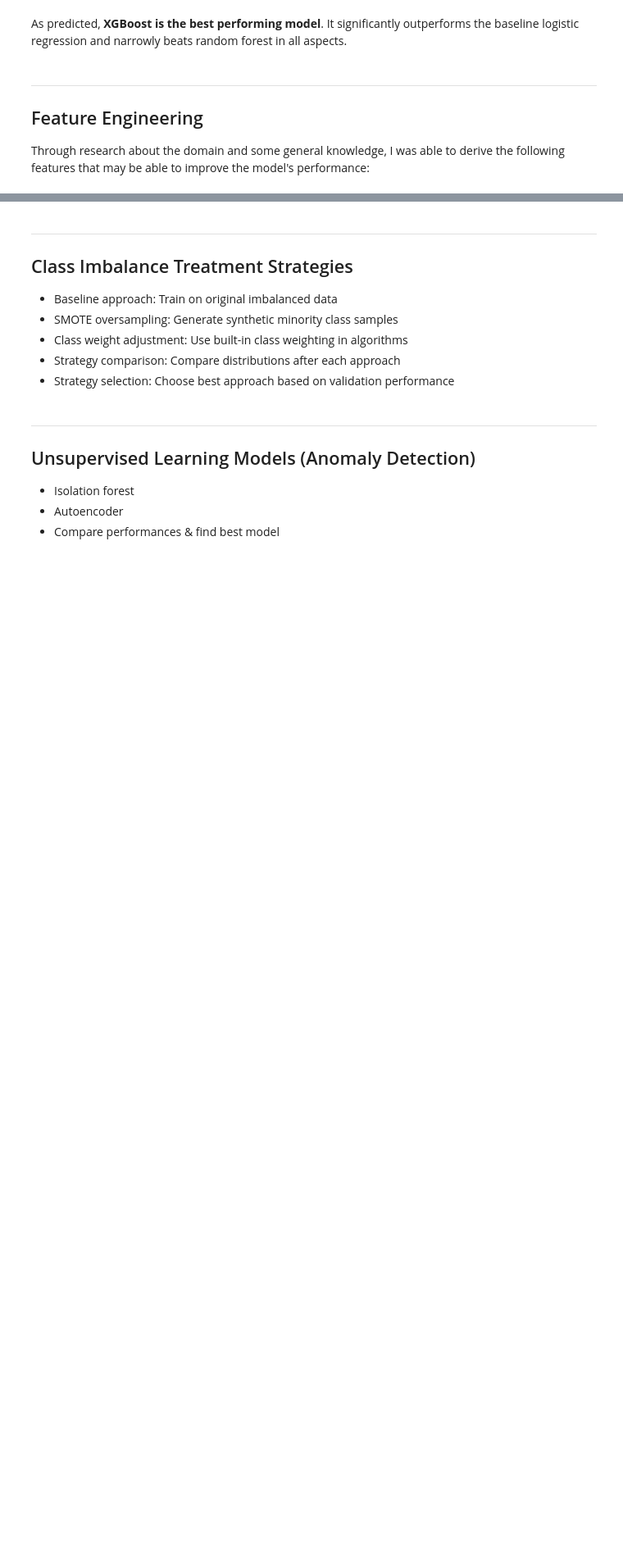
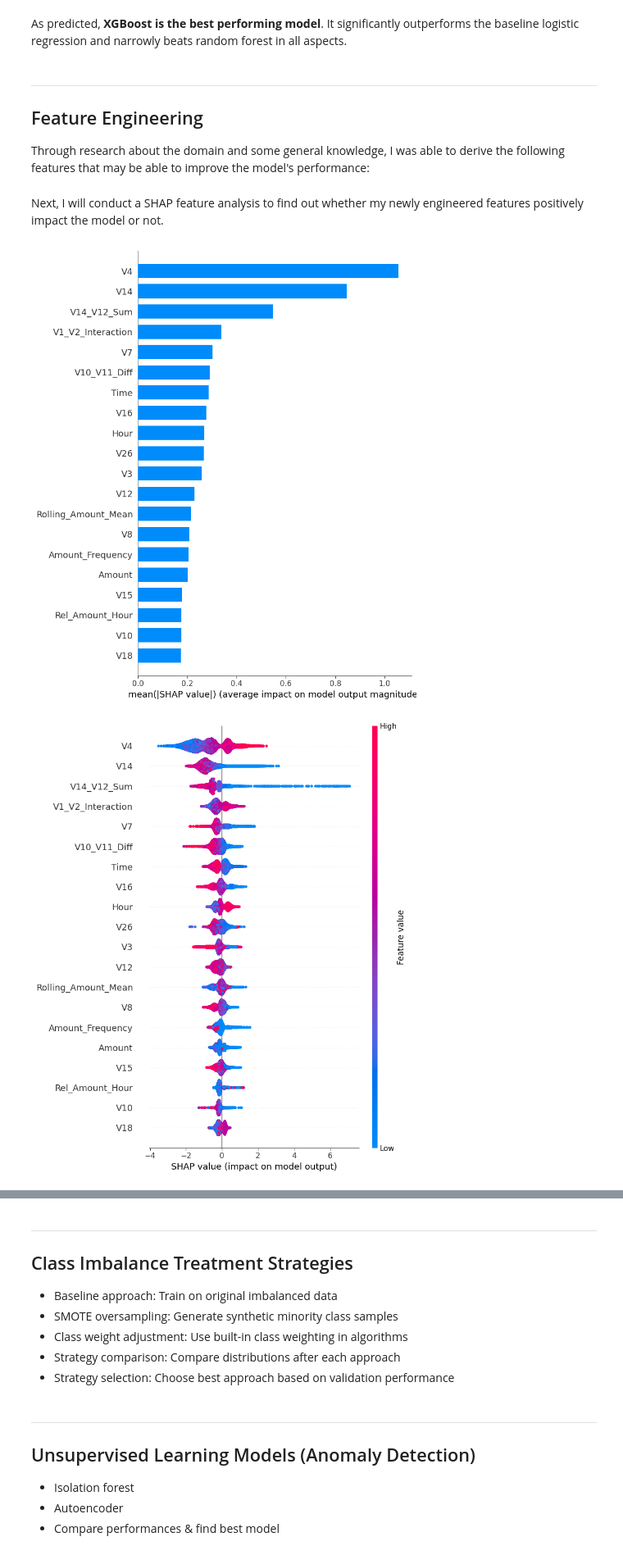
Before and after one commit to Rian-D/ML-Fraud-Detection, a Jupyter notebook: fraud_detection.ipynb, the cells around one changed output, grey strips where cells are left out. Shown at 82% size. Saved outputs shown, nothing was run; the diff lists cells and outputs as text; code cells hidden in the pictures; blank space fills up the shorter version.

```diff
--- a/fraud_detection.ipynb
+++ b/fraud_detection.ipynb
@@ -422,13 +419,29 @@ df_features['Log_Amount'] = np.log1p(df_features['Amount']) # less useful for xg
 amount_counts = df['Amount'].value_counts()
 df_features['Amount_Frequency'] = df_features['Amount'].map(amount_counts).fillna(1)
 df_features['Amount_Rarity'] = 1 / (df_features['Amount_Frequency'] + 1)
+df_features['Rolling_Amount_Mean'] = df_features['Amount'].rolling(window=100, min_periods=1).mean() # proxy for sudden anomalies
+
 
 # Isolation Forest anomaly score
 X_scaled = scaler.fit_transform(df_features.drop(columns=['Class']))
 iso = IsolationForest(n_estimators=100, contamination=0.001, random_state=42)
 df_features['Anomaly_Score'] = -iso.fit_predict(X_scaled)  # -1 = anomaly, 1 = normal
 
-# PCA-transformed feature combinations
-df_features['V1_V2_Interaction'] = df_features['V1'] * df_features['V2']
+
+# Time-based features
+df_features['Hour'] = (df_features['Time'] // 3600) % 24
+df_features['Day'] = df_features['Time'] // (3600 * 24)
+df_features['Is_Night'] = df_features['Hour'].apply(lambda x: 1 if (x < 6 or x > 22) else 0)
+hourly_mean = df_features.groupby('Hour')['Amount'].transform('mean')
+df_features['Rel_Amount_Hour'] = df_features['Amount'] / (hourly_mean + 1e-8) # felative transaction size within the same hour
+
+
+# Interaction features
+df_features['V1_V2_Prod'] = df_features['V1'] * df_features['V2']
 df_features['V1_V3_Ratio'] = df_features['V1'] / (df_features['V3'] + 1e-8)
+df_features['V14_V12_Sum'] = df_features['V14'] + df_features['V12']
+df_features['V10_V11_Diff'] = df_features['V10'] - df_features['V11']
+df_features['V17_Abs'] = df_features['V17'].abs()
+df_features['V4_Sq'] = df_features['V4'] ** 2
+df_features['V14_V4_Prod'] = df_features['V14'] * df_features['V4']
 # %%
@@ -438,3 +451,18 @@ y = df_features['Class']
 
 X_train, X_test, y_train, y_test = train_test_split(X, y, test_size=0.2,
                                                     stratify=y, random_state=42)
+# %% [markdown]
+Next, I will conduct a SHAP feature analysis to find out whether my newly engineered features positively impact the model or not.
+# %%
+# SHAP explainer
+explainer = shap.TreeExplainer(xgb_enhanced)
+shap_values = explainer.shap_values(X_test)
+
+# Global importance plot
+shap.summary_plot(shap_values, X_test, plot_type="bar")
+
+# Detailed summary (shows feature impact direction too)
+shap.summary_plot(shap_values, X_test)
+# %% [output]
+[figure, added]
+[figure, added]
```
Also changed, not shown: parts of 10 cells of this notebook.
